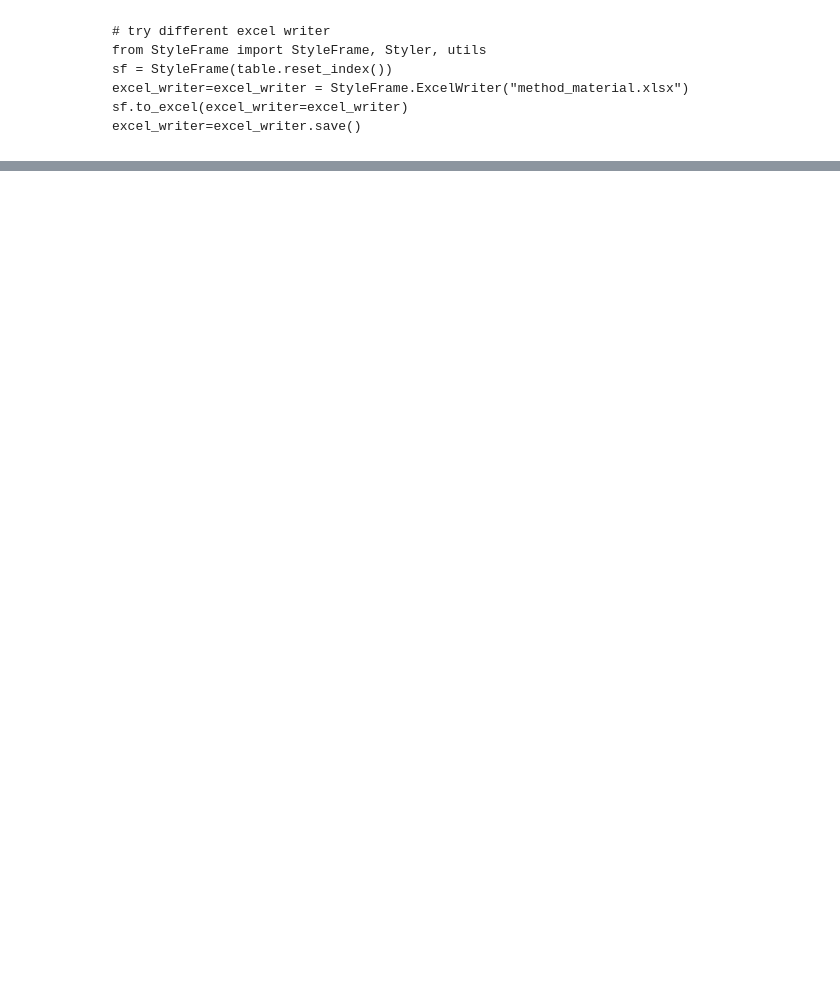
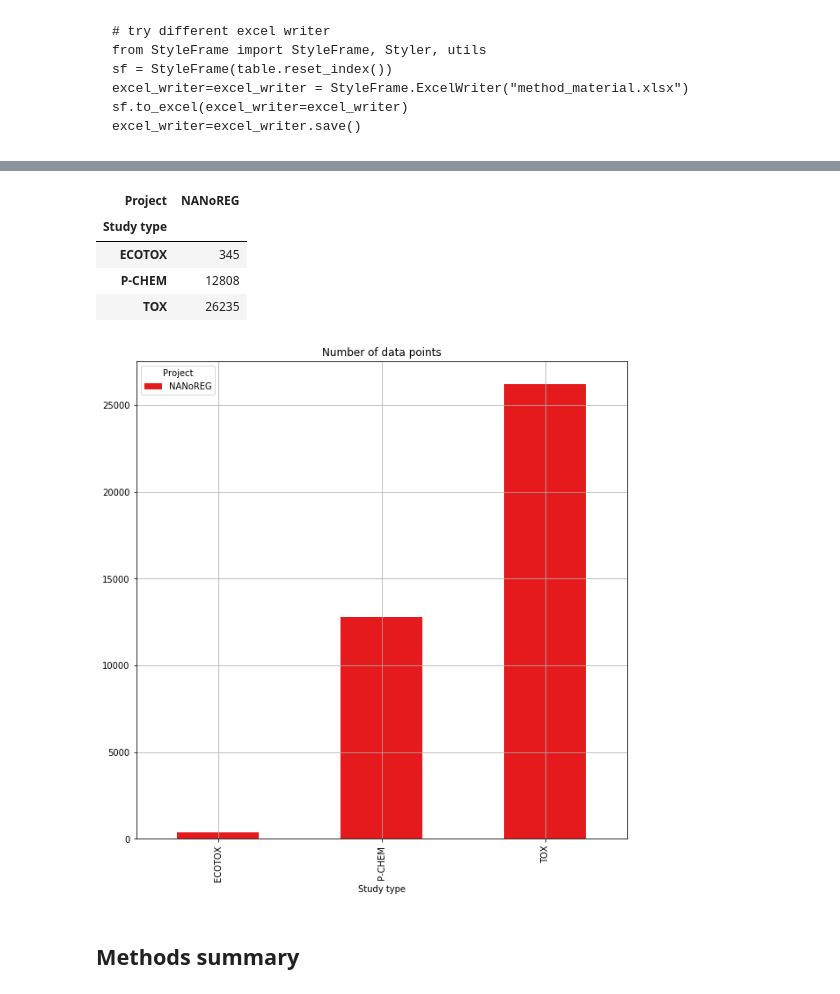
Before and after one commit to ideaconsult/notebooks-ambit, a Jupyter notebook: enanomapper/summary.ipynb, the cells around one changed output, grey strips where cells are left out. Drawn from its saved outputs; the diff is of its cells as text; code cells hidden in the pictures; blank space fills up the shorter version.

```diff
--- a/enanomapper/summary.ipynb
+++ b/enanomapper/summary.ipynb
@@ -163,0 +172,10 @@ table.reset_index().to_excel("method_material_provider.xlsx")
+# %%
+import seaborn as sns
+import matplotlib.pyplot as plt
+#sns.set_palette(sns.color_palette("hls", 8))
+sns.set_palette(sns.color_palette("Set1"))
+# %%
+df = summary(query="*:*",fq="type_s:study",statistics="Number of data points",
+                 fields=["topcategory_s","endpointcategory_s",method_field,"owner_name_s","reference_owner_s","substanceType_s"])
+df.rename(columns={"owner_name_s" : "Project","topcategory_s":"Study type","substanceType_name": "NM type"},inplace=True)
+df.head()
@@ -163,0 +189,17 @@ table.reset_index().to_excel("method_material_provider.xlsx")
+# %%
+#use this to find where method field is missing
+#table = pd.pivot_table(df, values=method_field, index=['topcategory_s','endpointcategory_name'], columns=[ 'owner_name_s'], aggfunc=lambda x: ' '.join(str(v) for v in x)).fillna("")
+table = pd.pivot_table(df, values="Number of data points", index=['Study type'], columns=[ 'Project'], aggfunc=np.sum).fillna(0);
+display(table)
+p = table.plot(kind="bar",  figsize=(10,10) ,sharey =True,title="Number of data points", grid=True)
+fig = p.get_figure()
+fig.savefig("studytype_datapoints.png")
+# %% [output]
+| Project | NANoREG |
+| Study type |  |
+| ECOTOX | 345 |
+| P-CHEM | 12808 |
+| TOX | 26235 |
+[figure, added]
+# %% [markdown]
+## Methods summary
```
Also changed, not shown: parts of 21 cells of this notebook.
